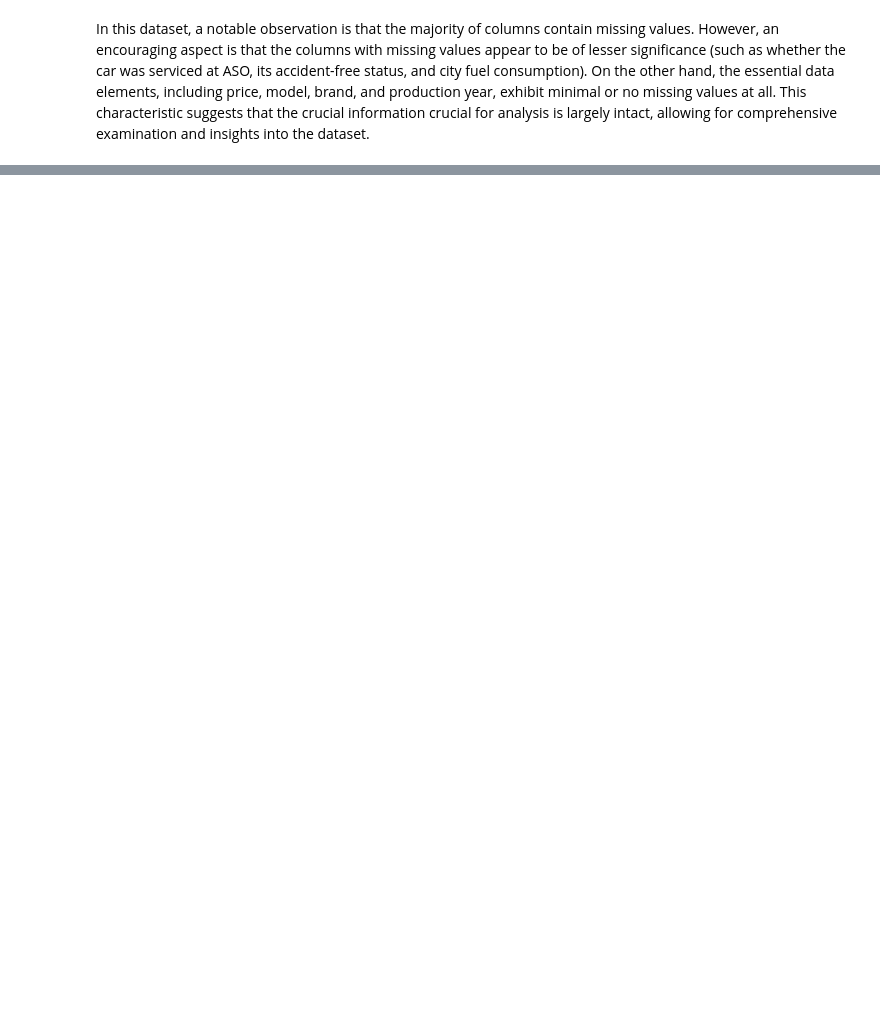
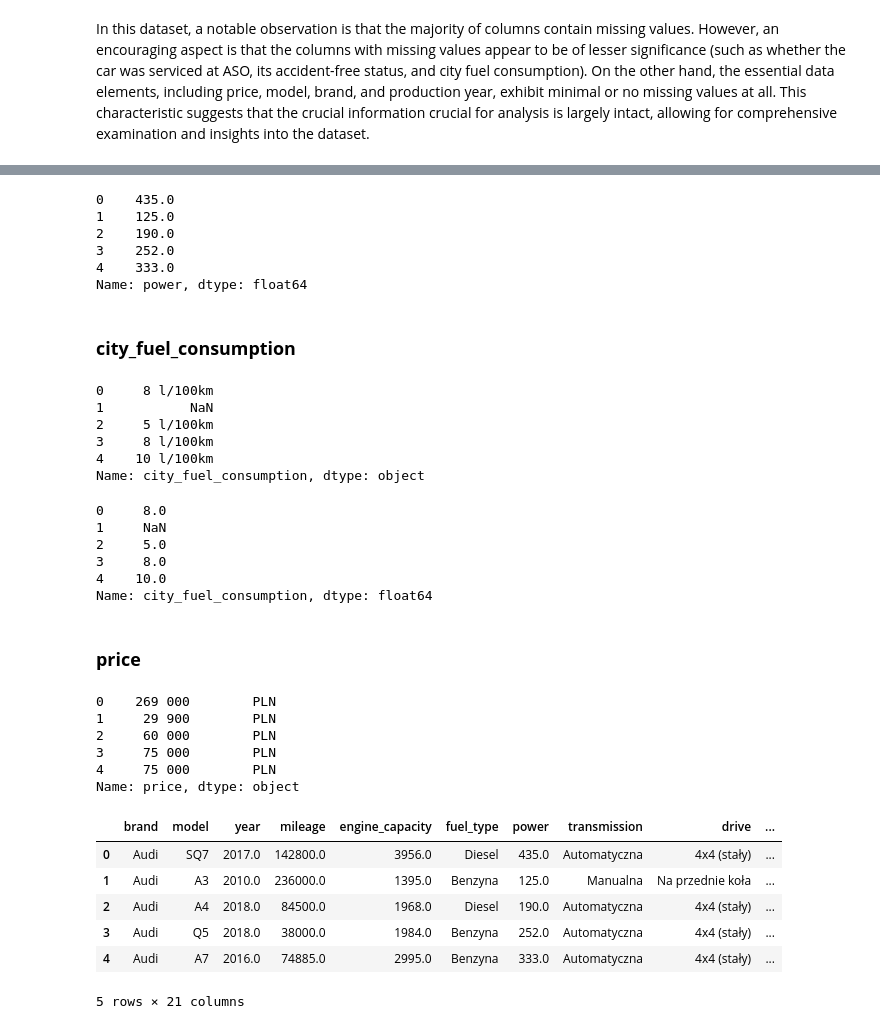
Before and after one commit to pawel-grzeszczyk/Car-Market-Analysis, a Jupyter notebook: data_cleaning.ipynb, the cells around one changed output, grey strips where cells are left out. Saved outputs shown, nothing was run; the diff lists cells and outputs as text; code cells hidden in the pictures; blank space fills up the shorter version.

```diff
--- a/data_cleaning.ipynb
+++ b/data_cleaning.ipynb
@@ -98,0 +168,4 @@ In this dataset, a notable observation is that the majority of columns contain m
+# %%
+data['mileage'] = utlis.rm_units_and_conv_dtype(data['mileage'], 'km', 'float')
+
+data['mileage'].head()
@@ -98,0 +190,4 @@ In this dataset, a notable observation is that the majority of columns contain m
+# %%
+data['engine_capacity'] = utlis.rm_units_and_conv_dtype(data['engine_capacity'], 'cm3', 'float')
+
+data['engine_capacity'].head()
@@ -98,0 +212,60 @@ In this dataset, a notable observation is that the majority of columns contain m
+# %%
+data['power'] = utlis.rm_units_and_conv_dtype(data['power'], 'KM', 'float')
+
+data['power'].head()
+# %% [output]
+0    435.0
+1    125.0
+2    190.0
+3    252.0
+4    333.0
+Name: power, dtype: float64
+# %% [markdown]
+### **city_fuel_consumption**
+# %%
+data['city_fuel_consumption'].head()
+# %% [output]
+0     8 l/100km
+1           NaN
+2     5 l/100km
+3     8 l/100km
+4    10 l/100km
+Name: city_fuel_consumption, dtype: object
+# %%
+data['city_fuel_consumption'] = utlis.rm_units_and_conv_dtype(data['city_fuel_consumption'], 'l/100km', 'float')
+
+data['city_fuel_consumption'].head()
+# %% [output]
+0     8.0
+1     NaN
+2     5.0
+3     8.0
+4    10.0
+Name: city_fuel_consumption, dtype: float64
+# %% [markdown]
+### **price**
+# %%
+data['price'].head()
+# %% [output]
+0    269 000        PLN
+1     29 900        PLN
+2     60 000        PLN
+3     75 000        PLN
+4     75 000        PLN
+Name: price, dtype: object
+# %%
+# There are some prices with "PLN" and some with "EUR", so for this column different approach is needed
+
+# Extracting the value and currency from the price column
+data['value'] = data['price'].map(lambda x: float(''.join(x.split()[:-1]).replace(',', '.')))
+data['currency'] = data['price'].map(lambda x: x.split()[-1])
+
+data.head()
+# %% [output]
+|  | brand | model | year | mileage | engine_capacity | fuel_type | power | transmission | drive | ... |
+| 0 | Audi | SQ7 | 2017.0 | 142800.0 | 3956.0 | Diesel | 435.0 | Automatyczna | 4x4 (stały) | ... |
+| 1 | Audi | A3 | 2010.0 | 236000.0 | 1395.0 | Benzyna | 125.0 | Manualna | Na przednie koła | ... |
+| 2 | Audi | A4 | 2018.0 | 84500.0 | 1968.0 | Diesel | 190.0 | Automatyczna | 4x4 (stały) | ... |
+| 3 | Audi | Q5 | 2018.0 | 38000.0 | 1984.0 | Benzyna | 252.0 | Automatyczna | 4x4 (stały) | ... |
+| 4 | Audi | A7 | 2016.0 | 74885.0 | 2995.0 | Benzyna | 333.0 | Automatyczna | 4x4 (stały) | ... |
+5 rows × 21 columns
```
Also changed, not shown: parts of 24 cells of this notebook, 1 other file.
